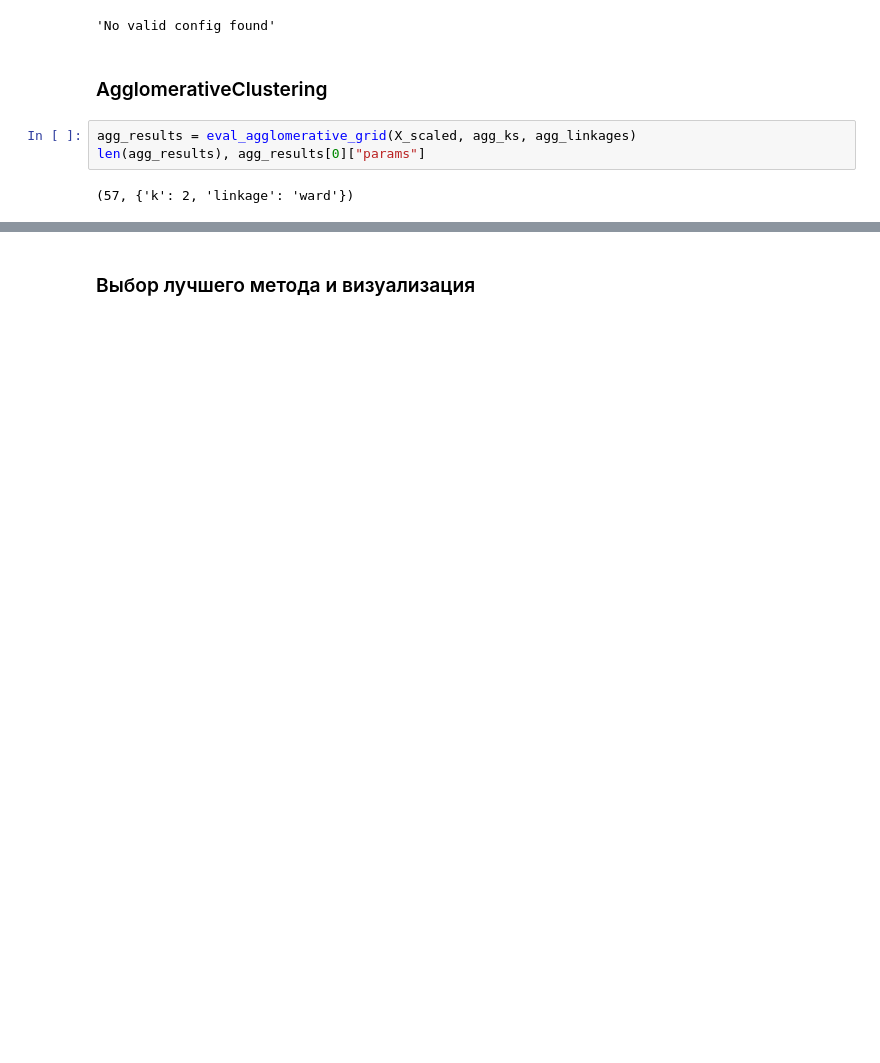
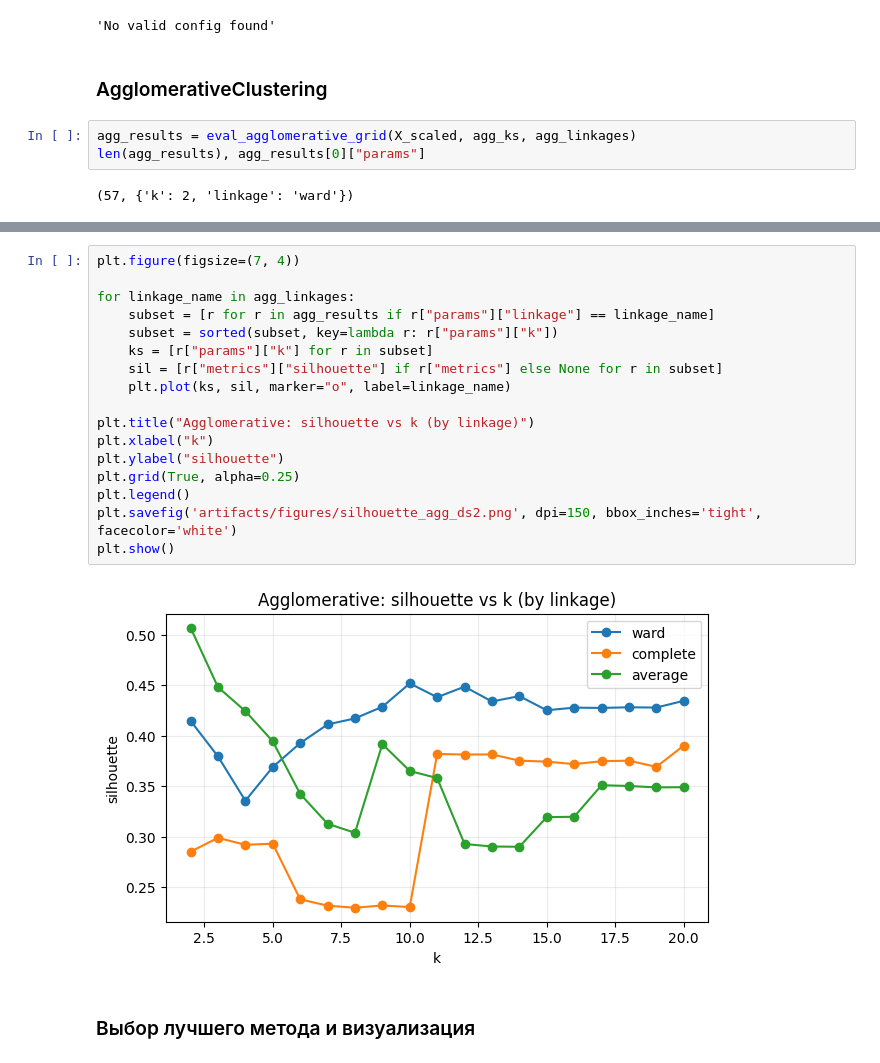
Before and after one commit to pshqd/art_ing_course, a Jupyter notebook: homeworks/HW07/HW07.ipynb, the cells around one changed output, grey strips where cells are left out. Cells and saved outputs as stored; diff of their text form; blank space fills up the shorter version.

```diff
--- a/homeworks/HW07/HW07.ipynb
+++ b/homeworks/HW07/HW07.ipynb
@@ -504,5 +555,24 @@ best_agg["params"], round(best_agg_s, 3)
 # %% [output]
 ({'k': 2, 'linkage': 'average'}, 0.507)
+# %%
+plt.figure(figsize=(7, 4))
+
+for linkage_name in agg_linkages:
+    subset = [r for r in agg_results if r["params"]["linkage"] == linkage_name]
+    subset = sorted(subset, key=lambda r: r["params"]["k"])
+    ks = [r["params"]["k"] for r in subset]
+    sil = [r["metrics"]["silhouette"] if r["metrics"] else None for r in subset]
+    plt.plot(ks, sil, marker="o", label=linkage_name)
+
+plt.title("Agglomerative: silhouette vs k (by linkage)")
+plt.xlabel("k")
+plt.ylabel("silhouette")
+plt.grid(True, alpha=0.25)
+plt.legend()
+plt.savefig('artifacts/figures/silhouette_agg_ds2.png', dpi=150, bbox_inches='tight', facecolor='white')
+plt.show()
+# %% [output]
+[figure, added]
 # %% [markdown]
 ### Выбор лучшего метода и визуализация
 # %%
```
Also changed, not shown: parts of 47 cells of this notebook, 17 other files.
